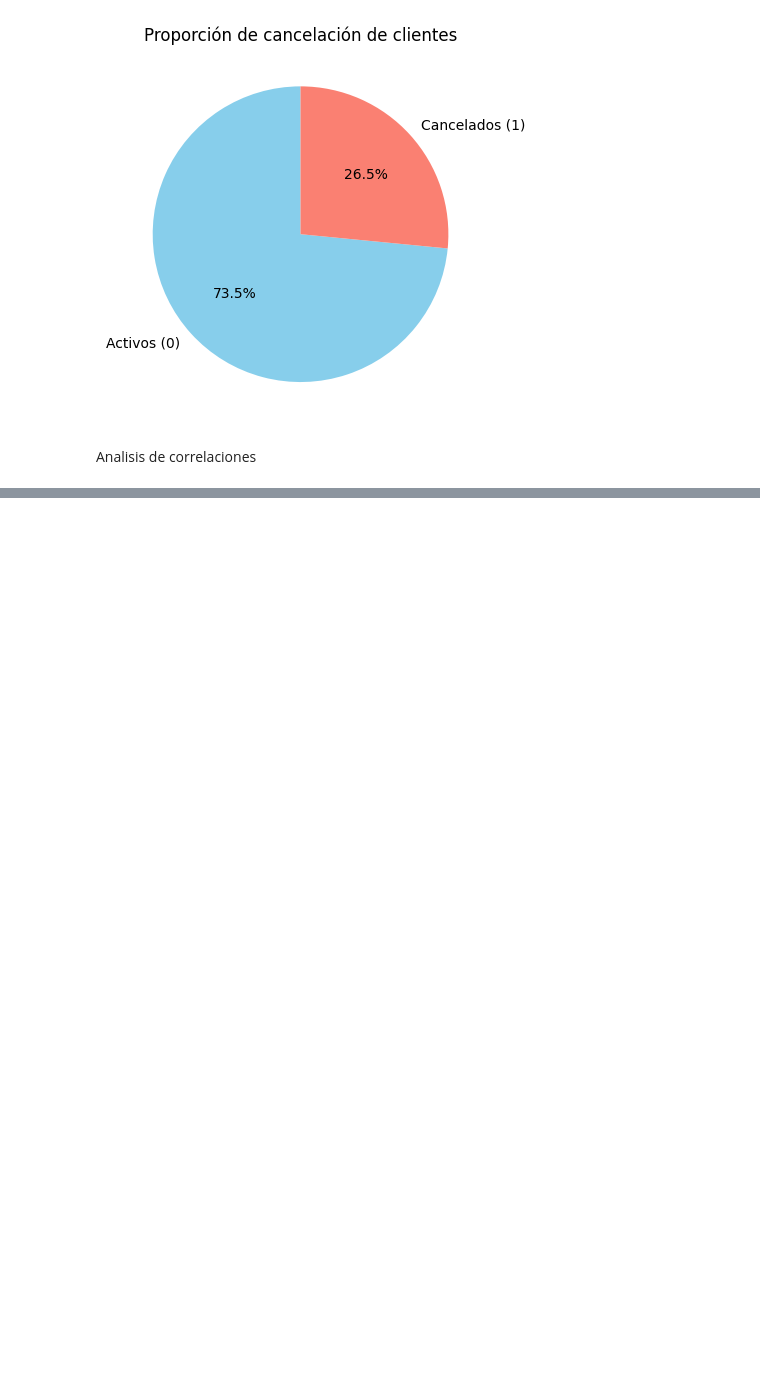
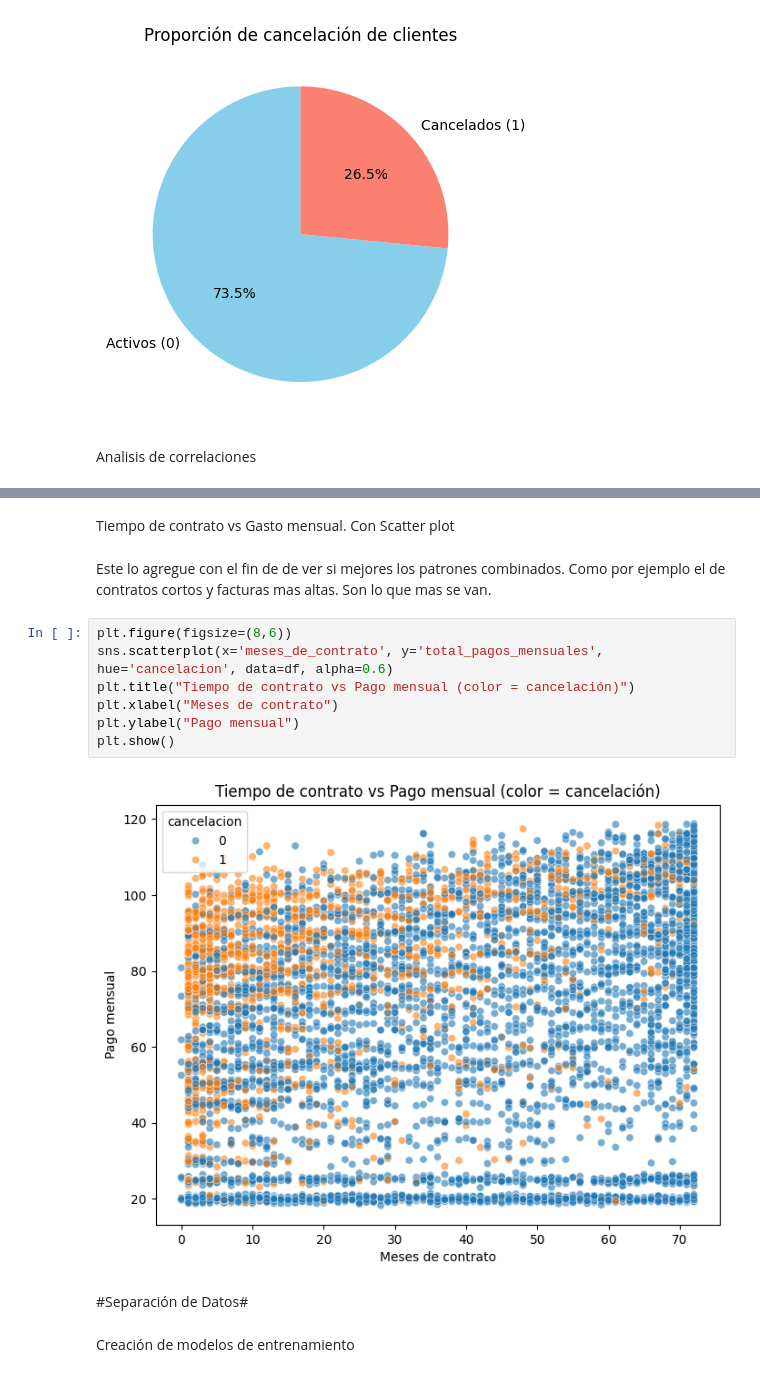
Before and after one commit to PRsant90/Challenge_datos_2_parte_2, a Jupyter notebook: Telecomx_parte_2.ipynb, the cells around one changed output, grey strips where cells are left out. Drawn from its saved outputs; the diff is of its cells as text; blank space fills up the shorter version.

```diff
--- a/Telecomx_parte_2.ipynb
+++ b/Telecomx_parte_2.ipynb
@@ -193,0 +249,17 @@ Name: cancelacion, dtype: float64
+# %% [markdown]
+ Tiempo de contrato vs Gasto mensual. Con Scatter plot
+# %% [markdown]
+Este lo agregue con el fin de  de ver si mejores los patrones combinados. Como por ejemplo el de contratos cortos y facturas mas altas. Son lo que mas se van.
+# %%
+plt.figure(figsize=(8,6))
+sns.scatterplot(x='meses_de_contrato', y='total_pagos_mensuales', hue='cancelacion', data=df, alpha=0.6)
+plt.title("Tiempo de contrato vs Pago mensual (color = cancelación)")
+plt.xlabel("Meses de contrato")
+plt.ylabel("Pago mensual")
+plt.show()
+# %% [output]
+[figure, added]
+# %% [markdown]
+#Separación de Datos#
+# %% [markdown]
+Creación de modelos de entrenamiento
```
Also changed, not shown: parts of 49 cells of this notebook.
